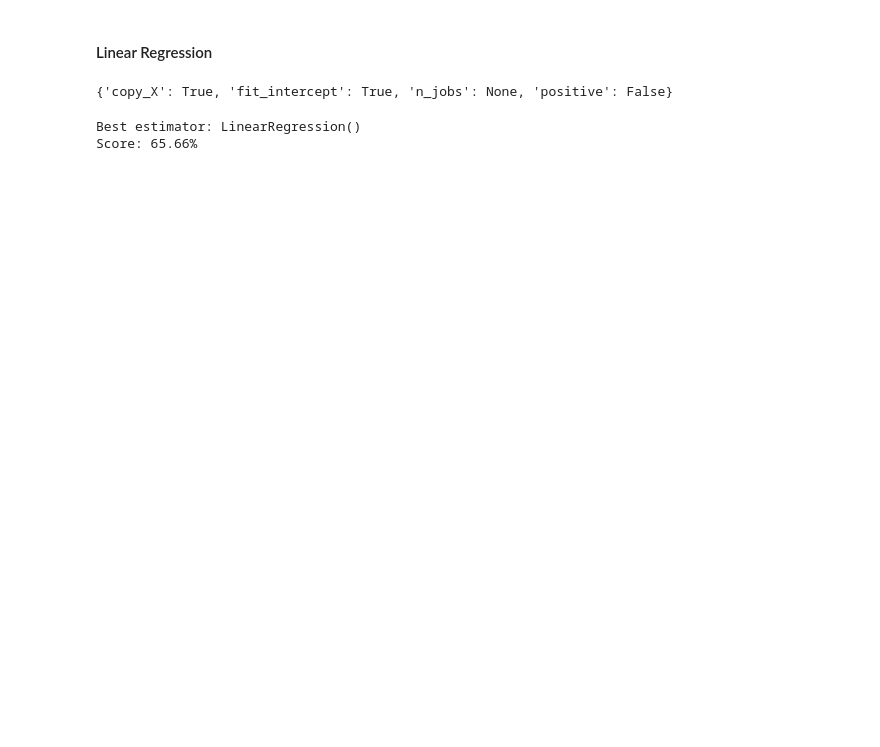
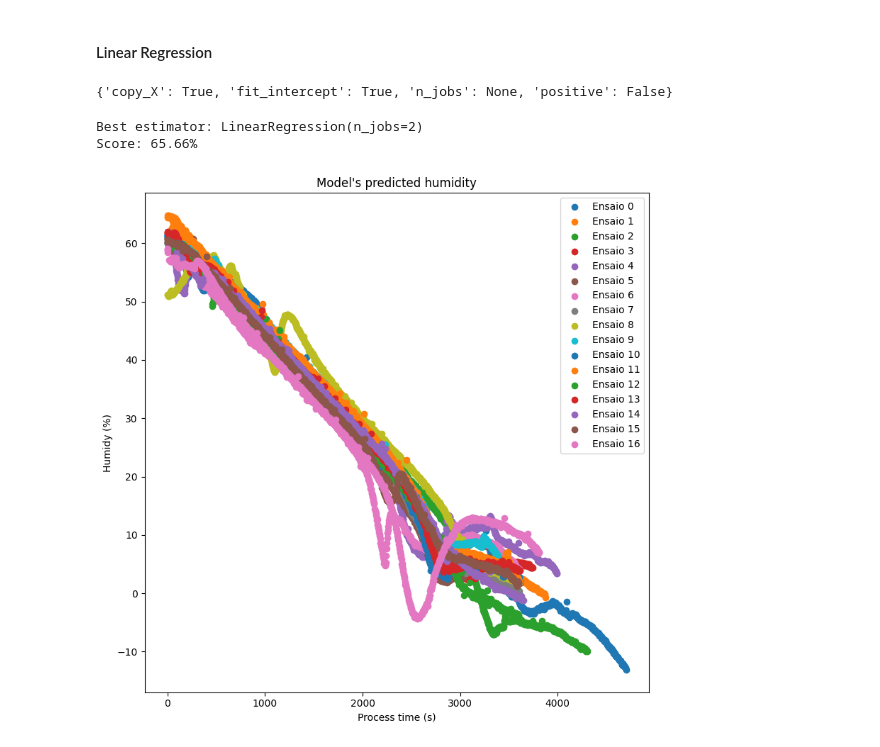
Before and after one commit to Raphael-Marchetti-Calciolari/projects-tcc-imt-2023, a Jupyter notebook: scripts/models_v2.ipynb, the cells around one changed output. Drawn from its saved outputs; the diff is of its cells as text; code cells hidden in the pictures; blank space fills up the shorter version.

```diff
--- a/scripts/models_v2.ipynb
+++ b/scripts/models_v2.ipynb
@@ -296,19 +321,21 @@ LinearRegression().get_params()
 # %%
 from sklearn.model_selection import RandomizedSearchCV
 from sklearn.linear_model import LinearRegression
 
 base_estimator = LinearRegression()
 param_grid = {
     'copy_X': [True, False],
     'fit_intercept': [True, False],
     'n_jobs': [None, 2, True],
     'positive': [True, False]
 }
 
 clf = RandomizedSearchCV(base_estimator, param_grid, cv=cv)
 clf.fit(X_train, y_train)
 
 print(f'Best estimator: {clf.best_estimator_}\nScore: {clf.best_score_*100:.2f}%')
+plot_essay_predictions()
 # %% [output]
-Best estimator: LinearRegression()
+Best estimator: LinearRegression(n_jobs=2)
 Score: 65.66%
+[figure, added]
```
Also changed, not shown: parts of 4 cells of this notebook, 1 other file.
